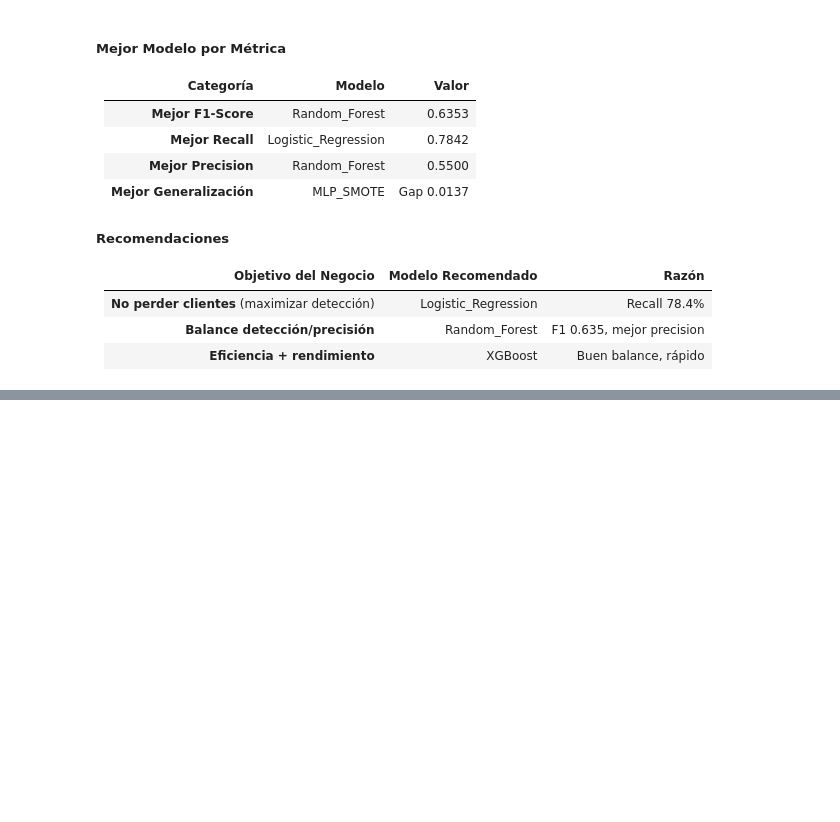
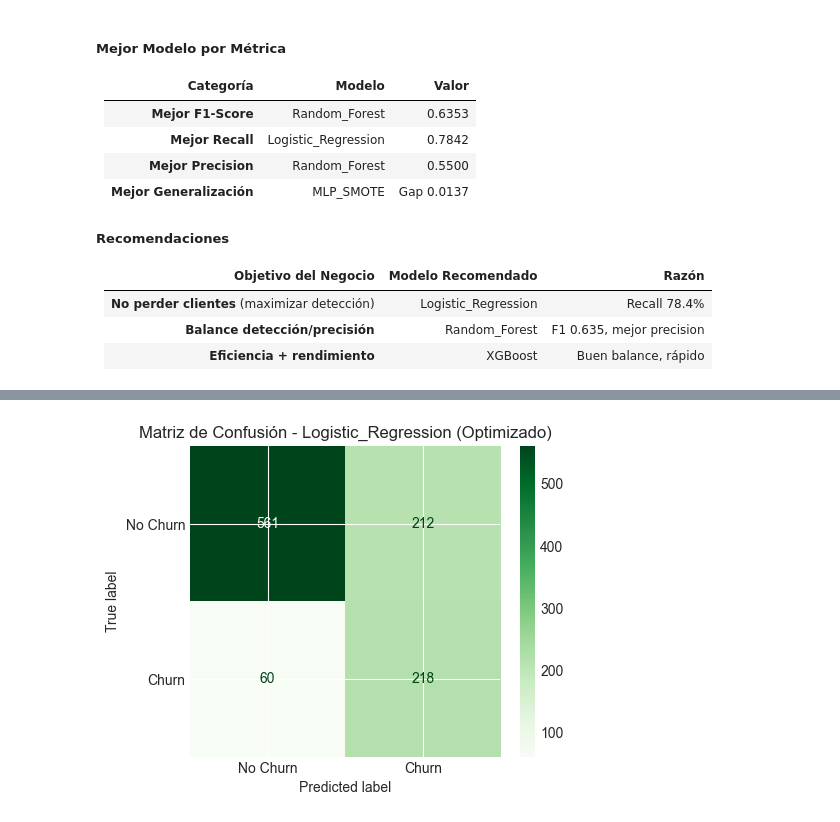
Before and after one commit to LenninTemoche/Challenge-TelecomX-2-Alura-One-DS, a Jupyter notebook: TelecomX-2-ML.ipynb, the cells around one changed output, grey strips where cells are left out. Cells and saved outputs as stored; diff of their text form; code cells hidden in the pictures; blank space fills up the shorter version.

Commit message:
implementación de Validación Cruzadas Y GridSearch de los tres mejores modelos

```diff
--- a/TelecomX-2-ML.ipynb
+++ b/TelecomX-2-ML.ipynb
@@ -2252,0 +2641,90 @@ Usa siempre la versión con **Pipeline**
+# %%
+# ============================================================
+# PARTE 3: EVALUACIÓN FINAL EN VALIDATION SET
+# ============================================================
+
+print("\n" + "=" * 70)
+print("📊 PARTE 3: Evaluación Final en Validation Set")
+print("=" * 70)
+
+final_results = []
+
+for name, model in best_models.items():
+
+    # Predicciones
+    y_val_pred = model.predict(X_val)
+
+    # Métricas
+    val_acc = accuracy_score(y_val, y_val_pred)
+    val_recall = recall_score(y_val, y_val_pred)
+    val_precision = precision_score(y_val, y_val_pred)
+    val_f1 = f1_score(y_val, y_val_pred)
+
+    # ROC-AUC
+    if hasattr(model, "predict_proba"):
+        y_val_proba = model.predict_proba(X_val)[:, 1]
+        from sklearn.metrics import roc_auc_score
+        val_roc_auc = roc_auc_score(y_val, y_val_proba)
+    else:
+        val_roc_auc = None
+
+    final_results.append({
+        "Modelo": name,
+        "Val_Acc": val_acc,
+        "Val_Recall": val_recall,
+        "Val_Precision": val_precision,
+        "Val_F1": val_f1,
+        "Val_ROC_AUC": val_roc_auc
+    })
+
+    # Imprimir resultados
+    print(f"\n{'-' * 50}")
+    print(f"📊 {name} (Optimizado)")
+    print(f"{'-' * 50}")
+    print(f"Accuracy:   {val_acc:.4f}")
+    print(f"Recall:     {val_recall:.4f}")
+    print(f"Precision:  {val_precision:.4f}")
+    print(f"F1-Score:   {val_f1:.4f}")
+    print(f"ROC-AUC:    {val_roc_auc:.4f}")
+
+    # Matriz de confusión
+    cm = confusion_matrix(y_val, y_val_pred)
+
+    fig, ax = plt.subplots(figsize=(5, 4))
+    disp = ConfusionMatrixDisplay(
+        confusion_matrix=cm,
+        display_labels=['No Churn', 'Churn']
+    )
+    disp.plot(ax=ax, cmap='Greens', values_format='d')
+    ax.set_title(f"Matriz de Confusión - {name} (Optimizado)")
+    plt.tight_layout()
+    plt.show()
+
+    # Matriz en texto
+    print(f"\nMatriz de Confusión:")
+    print(f"              Predicho")
+    print(f"              No(0)   Yes(1)")
+    print(f"Real No(0)   {cm[0,0]:5d}    {cm[0,1]:5d}")
+    print(f"     Yes(1)  {cm[1,0]:5d}    {cm[1,1]:5d}")
+
+# DataFrame de resultados finales
+final_df = pd.DataFrame(final_results)
+
+# ============================================================
+# TABLAS RESUMEN
+# ============================================================
+
+print("\n" + "=" * 70)
+print("📈 RANKING FINAL - POR F1-SCORE (Validación)")
+print("=" * 70)
+final_df_f1 = final_df.sort_values("Val_F1", ascending=False)
+print(final_df_f1[["Modelo", "Val_F1", "Val_Recall", "Val_Precision", "Val_ROC_AUC"]].to_string(index=False))
+print("=" * 70)
+
+print("\n" + "=" * 70)
+print("📈 RANKING FINAL - POR RECALL (Validación)")
+print("=" * 70)
+final_df_recall = final_df.sort_values("Val_Recall", ascending=False)
+print(final_df_recall[["Modelo", "Val_Recall", "Val_F1", "Val_Precision", "Val_ROC_AUC"]].to_string(index=False))
+print("=" * 70)
+# %% [output]
@@ -2252,0 +2743 @@ Usa siempre la versión con **Pipeline**
+[figure, added]
```
Also changed, not shown: parts of 6 cells of this notebook, 3 other files.
